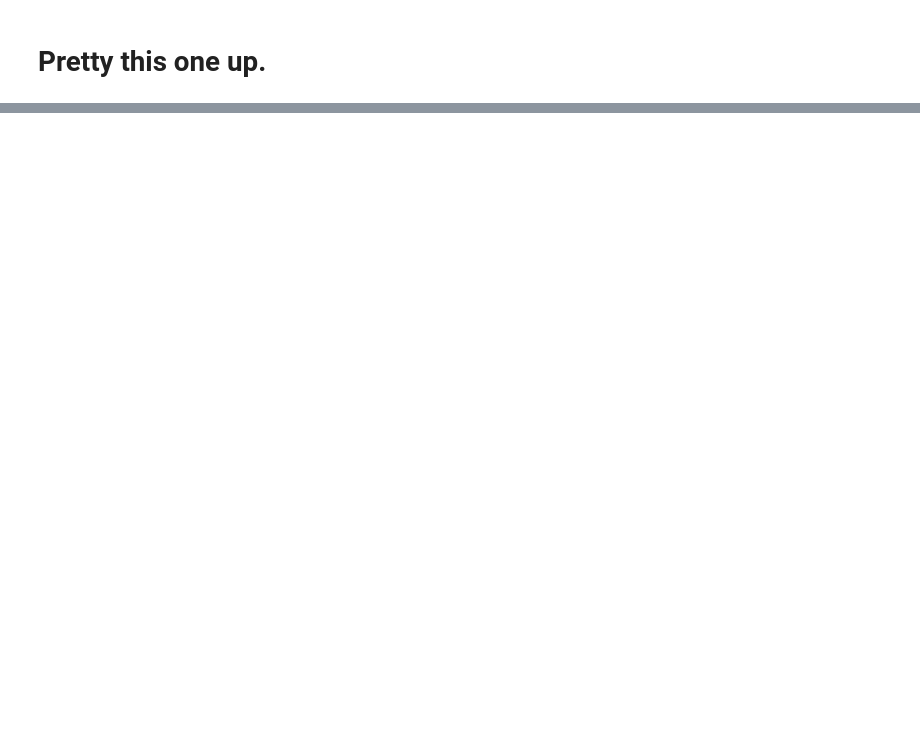
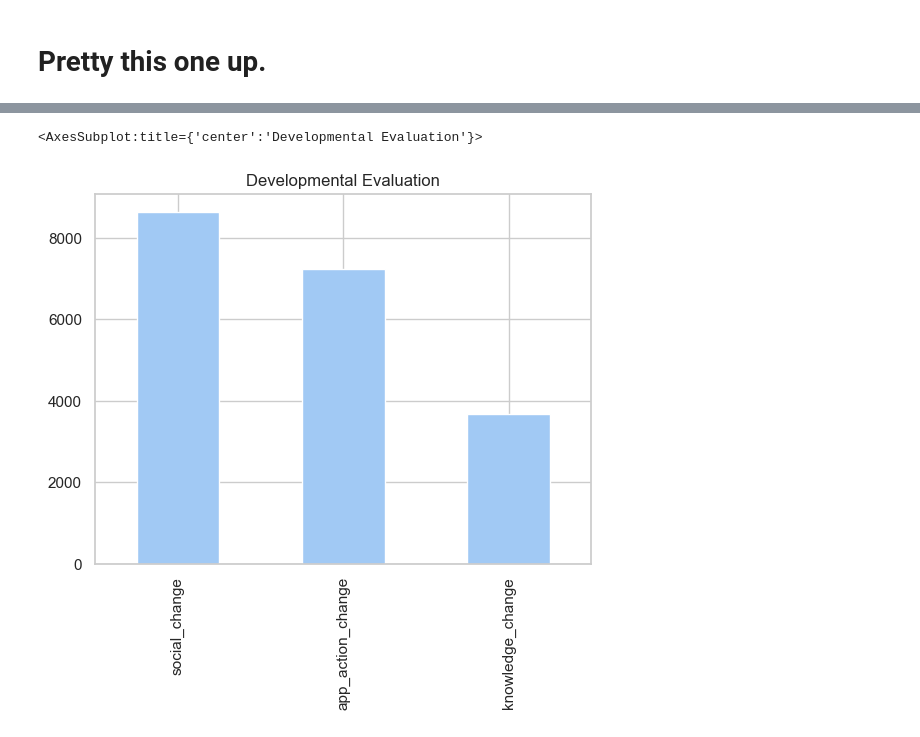
Before and after one commit to jwhankins177/Tennessee-Early-Intervention-System, a Jupyter notebook: notebooks/JH_notebook_CB.ipynb, the cells around one changed output, grey strips where cells are left out. Cells and saved outputs as stored; diff of their text form; code cells hidden in the pictures; blank space fills up the shorter version.

```diff
--- a/notebooks/JH_notebook_CB.ipynb
+++ b/notebooks/JH_notebook_CB.ipynb
@@ -212,4 +707,7 @@ poe1.head()
 # %%
 elig1avg = poe1[['social_change', 'app_action_change', 'knowledge_change']].sum()
-elig1avg.plot(kind="bar", title='Developmental evaluation (delay)')
+elig1avg.plot(kind="bar", title='Developmental Evaluation')
+# %% [output]
+<AxesSubplot:title={'center':'Developmental Evaluation'}>
+[figure, added]
 # %%
```
Also changed, not shown: parts of 51 cells of this notebook, 1 other file.
